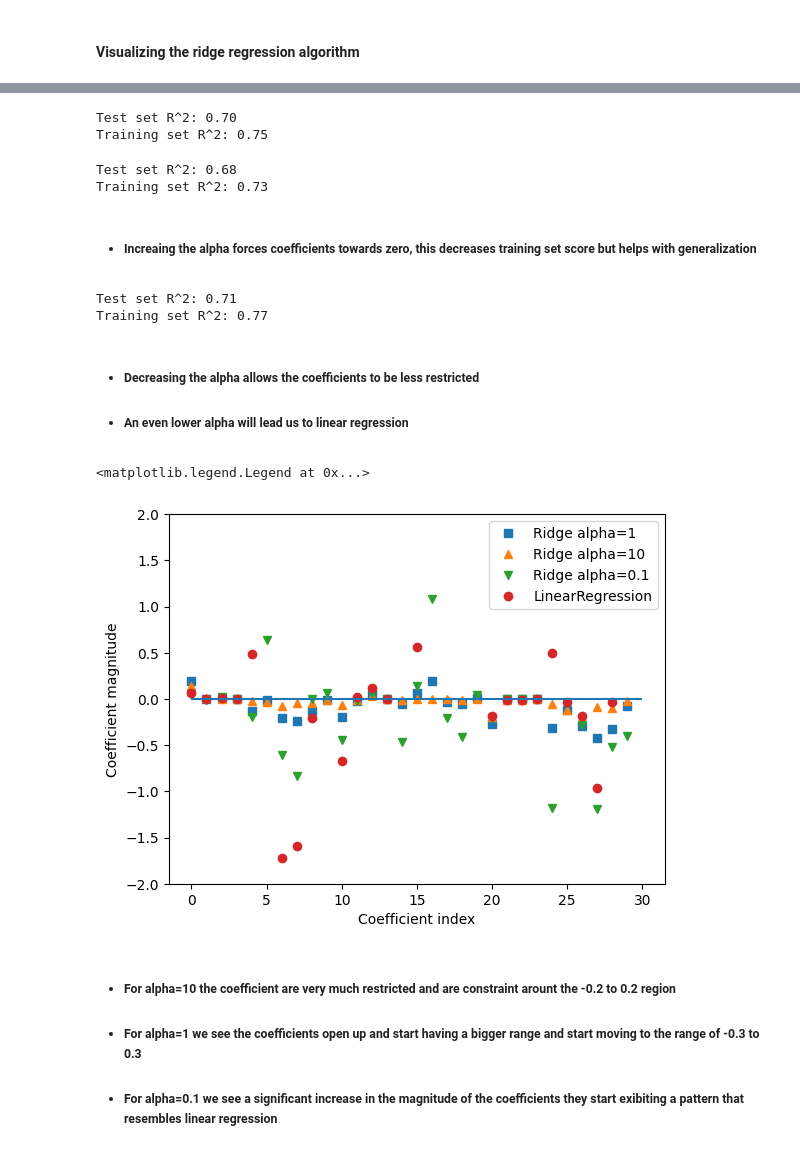
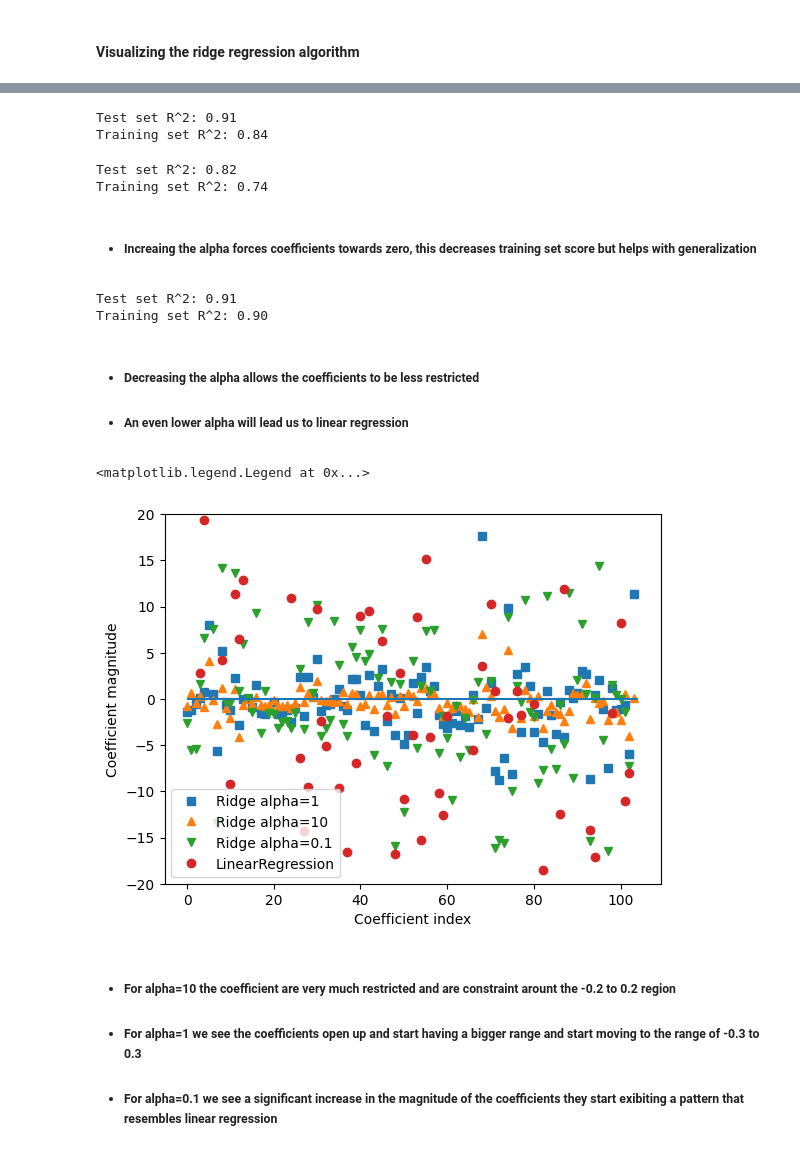
Before and after one commit to majiyaz2/data-science-notebooks, a Jupyter notebook: into-to-data-science/supervised_learning/linear_regression.ipynb, the cells around one changed output, grey strips where cells are left out. Saved outputs shown, nothing was run; the diff lists cells and outputs as text; code cells hidden in the pictures.

```diff
--- a/into-to-data-science/supervised_learning/linear_regression.ipynb
+++ b/into-to-data-science/supervised_learning/linear_regression.ipynb
@@ -135,8 +133,8 @@ plot_knn_regression()
 # %% [markdown]
 #### Applying the ridge regression algorithm
 # %%
-cancer = load_breast_cancer()
-X_train, X_test, y_train, y_test = train_test_split(cancer.data, cancer.target, stratify=cancer.target, random_state=66)
+X, y = load_extended_boston()
+X_train, X_test, y_train, y_test = train_test_split(X, y, random_state=66)
 # %%
 # Initializing the model to 3 neighbors
 ridge = Ridge()
@@ -182,15 +194,15 @@ ridge = Ridge().fit(X_train, y_train)
 print("Test set R^2: {:.2f}".format(ridge.score(X_test, y_test)))
 print("Training set R^2: {:.2f}".format(ridge.score(X_train, y_train)))
 # %% [output]
-Test set R^2: 0.70
-Training set R^2: 0.75
+Test set R^2: 0.91
+Training set R^2: 0.84
 # %%
 ridge10 = Ridge(alpha=10).fit(X_train, y_train)
 print("Test set R^2: {:.2f}".format(ridge10.score(X_test, y_test)))
 print("Training set R^2: {:.2f}".format(ridge10.score(X_train, y_train)))
 # %% [output]
-Test set R^2: 0.68
-Training set R^2: 0.73
+Test set R^2: 0.82
+Training set R^2: 0.74
 # %% [markdown]
 -  ##### Increaing the alpha forces coefficients towards zero, this decreases training set score but helps with generalization
 # %%
@@ -198,24 +210,24 @@ ridge01 = Ridge(alpha=0.1).fit(X_train, y_train)
 print("Test set R^2: {:.2f}".format(ridge01.score(X_test, y_test)))
 print("Training set R^2: {:.2f}".format(ridge01.score(X_train, y_train)))
 # %% [output]
-Test set R^2: 0.71
-Training set R^2: 0.77
+Test set R^2: 0.91
+Training set R^2: 0.90
 # %% [markdown]
 - ##### Decreasing the alpha allows the coefficients to be less restricted
 - ##### An even lower alpha will lead us to linear regression
 # %%
 plt.plot(ridge.coef_, 's', label="Ridge alpha=1")
 plt.plot(ridge10.coef_, '^', label="Ridge alpha=10")
 plt.plot(ridge01.coef_, 'v', label="Ridge alpha=0.1")
 plt.plot(lr.coef_, 'o', label="LinearRegression")
 plt.xlabel("Coefficient index")
 plt.ylabel("Coefficient magnitude")
 plt.hlines(0, 0, len(lr.coef_))
-plt.ylim(-2, 2)
+plt.ylim(-20, 20)
 plt.legend()
 # %% [output]
 <matplotlib.legend.Legend at 0x...>
-[figure, old version]
+[figure, new version]
 # %% [markdown]
 - ##### For alpha=10 the coefficient are very much restricted and are constraint arount the -0.2 to 0.2 region
 - ##### For alpha=1 we see the coefficients open up and start having a bigger range and start moving to the range of -0.3 to 0.3
```
Also changed, not shown: parts of 15 cells of this notebook, 1 other file.
